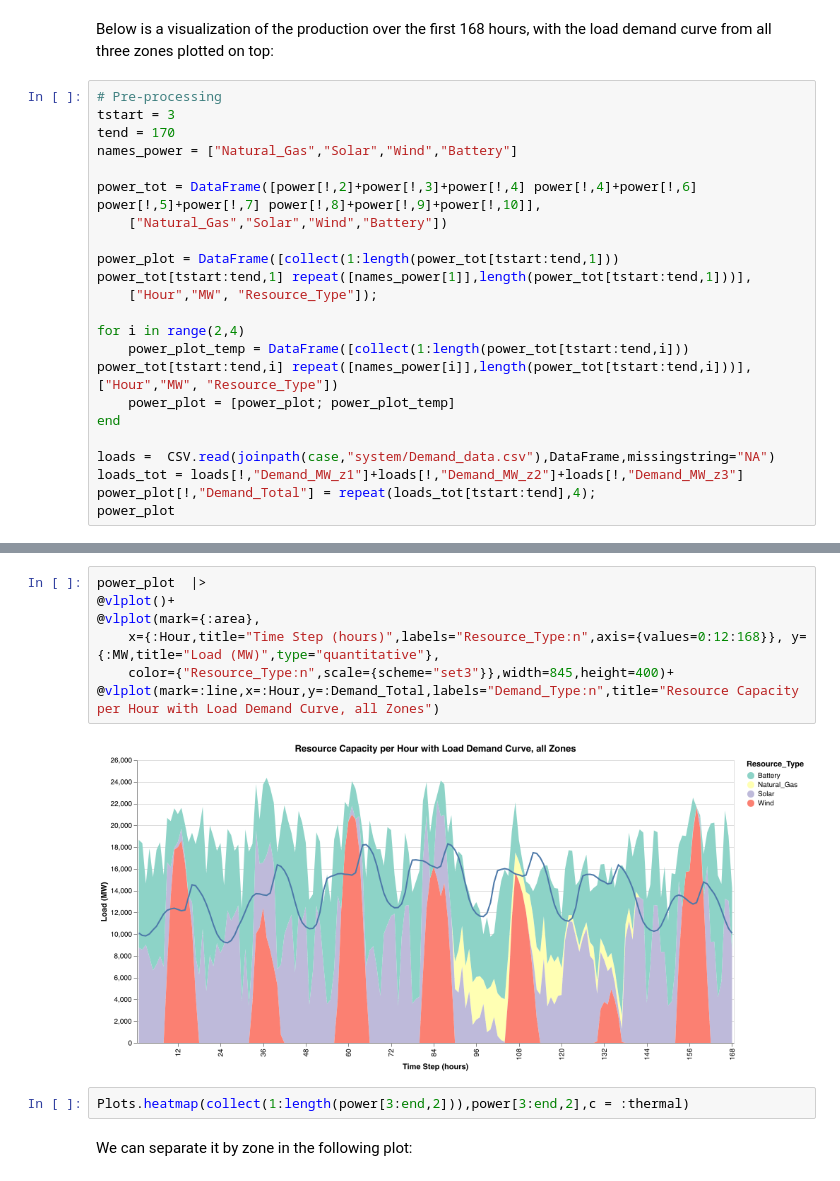
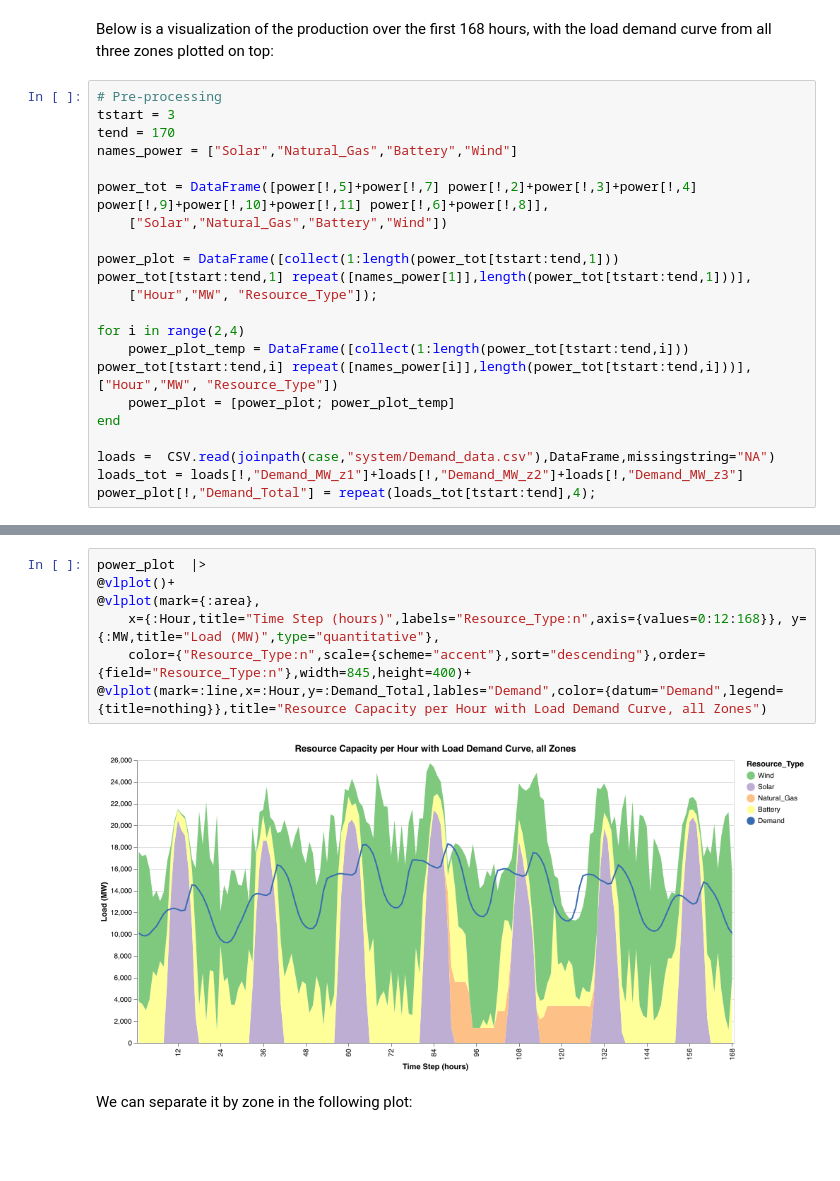
Before and after one commit to GenXProject/GenX-Tutorials, a Jupyter notebook: Tutorials/Tutorial_8_Outputs.ipynb, the cells around one changed output, grey strips where cells are left out. Cells and saved outputs as stored; diff of their text form; blank space fills up the shorter version.

```diff
--- a/Tutorials/Tutorial_8_Outputs.ipynb
+++ b/Tutorials/Tutorial_8_Outputs.ipynb
@@ -79,10 +131,10 @@ Below is a visualization of the production over the first 168 hours, with the lo
 # Pre-processing
 tstart = 3
 tend = 170
-names_power = ["Natural_Gas","Solar","Wind","Battery"]
+names_power = ["Solar","Natural_Gas","Battery","Wind"]
 
-power_tot = DataFrame([power[!,2]+power[!,3]+power[!,4] power[!,4]+power[!,6] power[!,5]+power[!,7] power[!,8]+power[!,9]+power[!,10]],
-    ["Natural_Gas","Solar","Wind","Battery"])
+power_tot = DataFrame([power[!,5]+power[!,7] power[!,2]+power[!,3]+power[!,4] power[!,9]+power[!,10]+power[!,11] power[!,6]+power[!,8]],
+    ["Solar","Natural_Gas","Battery","Wind"])
 
 power_plot = DataFrame([collect(1:length(power_tot[tstart:tend,1])) power_tot[tstart:tend,1] repeat([names_power[1]],length(power_tot[tstart:tend,1]))],
     ["Hour","MW", "Resource_Type"]);
@@ -95,4 +147,3 @@ end
 loads =  CSV.read(joinpath(case,"system/Demand_data.csv"),DataFrame,missingstring="NA")
 loads_tot = loads[!,"Demand_MW_z1"]+loads[!,"Demand_MW_z2"]+loads[!,"Demand_MW_z3"]
 power_plot[!,"Demand_Total"] = repeat(loads_tot[tstart:tend],4);
-power_plot
@@ -120,14 +150,12 @@ power_plot
 # %%
 power_plot  |>
 @vlplot()+
 @vlplot(mark={:area},
     x={:Hour,title="Time Step (hours)",labels="Resource_Type:n",axis={values=0:12:168}}, y={:MW,title="Load (MW)",type="quantitative"},
-    color={"Resource_Type:n",scale={scheme="set3"}},width=845,height=400)+
-@vlplot(mark=:line,x=:Hour,y=:Demand_Total,labels="Demand_Type:n",title="Resource Capacity per Hour with Load Demand Curve, all Zones")
+    color={"Resource_Type:n",scale={scheme="accent"},sort="descending"},order={field="Resource_Type:n"},width=845,height=400)+
+@vlplot(mark=:line,x=:Hour,y=:Demand_Total,lables="Demand",color={datum="Demand",legend={title=nothing}},title="Resource Capacity per Hour with Load Demand Curve, all Zones")
 # %% [output]
-[figure, old version]
+[figure, new version]
-# %%
-Plots.heatmap(collect(1:length(power[3:end,2])),power[3:end,2],c = :thermal)
 # %% [markdown]
 We can separate it by zone in the following plot:
 # %%
```
Also changed, not shown: parts of 24 cells of this notebook, 10 other files.
